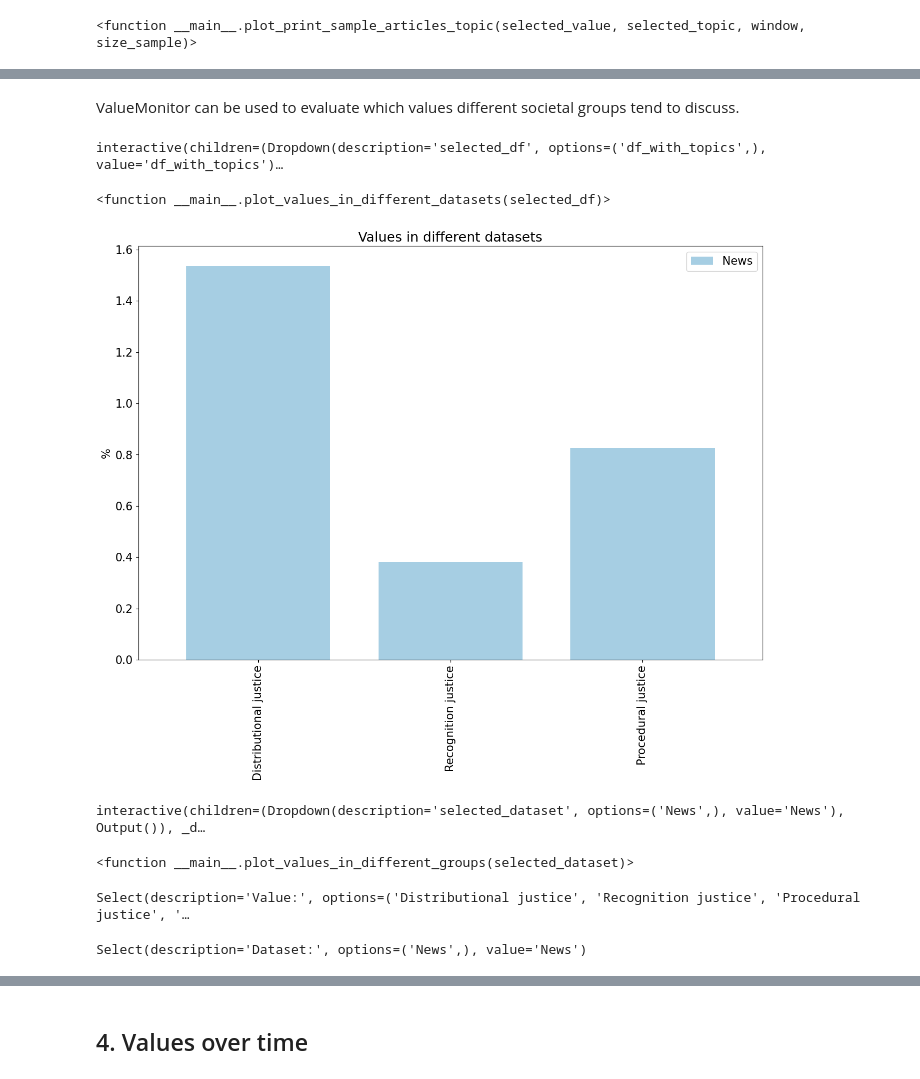
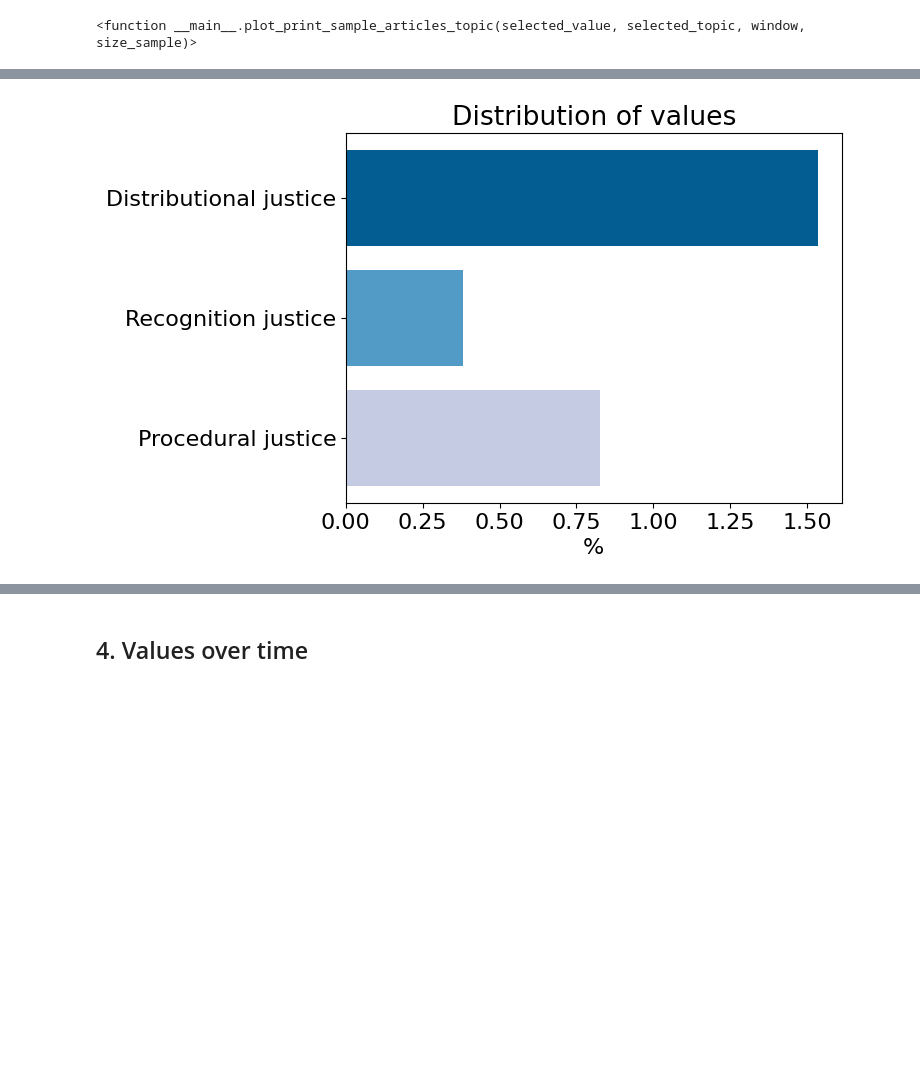
Before and after one commit to tristandewildt/ValueMonitor, a Jupyter notebook: ValueMonitor_hydrogen_energy_justice.ipynb, the cells around one changed output, grey strips where cells are left out. Cells and saved outputs as stored; diff of their text form; code cells hidden in the pictures; blank space fills up the shorter version.

```diff
--- a/ValueMonitor_hydrogen_energy_justice.ipynb
+++ b/ValueMonitor_hydrogen_energy_justice.ipynb
@@ -178,3 +171,12 @@ df_with_topics = df_with_topics.drop(columns=list_insig_topics)
 # %%
 df_with_topics['dataset']= "News"
 dict_df_with_topics = {"df_with_topics": df_with_topics}
+# %%
+#dict injustices
+
+dict_injustices = {'Distributional justice': 0, 'Recognition justice': 1, 'Procedural justice': 2}
+dict_subjects_injustices = {'Consumers': 3, 'Taxpayers': 4, 'Workers': 5, 'Disadvantaged populations': 6, 'Residents': 7, 'Future generations': 8, 'Countries': 9,
+                            'Stakeholders': 11, 'Elderly': 12, 'Local communities': 13, 'Citizens': 14}
+color_dict = {'Distributional justice': '#045d92', 'Recognition justice': '#519bc6', 'Procedural justice': '#c4cbe3', 'Consumers': '#dbdb8d', 'Taxpayers': '#ff7f0e', 'Workers': '#2ca02c',
+              'Disadvantaged populations': '#d62728', 'Residents': '#9467bd', 'Future generations': '#8c564b', 'Countries': '#e377c2', 'Stakeholders': '#7f7f7f',
+              'Elderly': '#bcbd22', 'Local communities': '#17becf', 'Citizens': '#ff9896'}
@@ -321,2 +355,0 @@ interactive(children=(Dropdown(description='selected_value', options=('Distribut
-# %% [markdown]
-ValueMonitor can be used to evaluate which values different societal groups tend to discuss.
@@ -373,28 +356,22 @@ def values_in_different_datasets_copy(df_with_topics, dict_anchor_words):
-# %%
-def plot_values_in_different_datasets(selected_df):
-  df_to_evaluate = dict_df_with_topics[selected_df]
-  print("df used: "+str(selected_df))
-  values_in_different_datasets_copy(df_to_evaluate, dict_anchor_words)
-
-interact(plot_values_in_different_datasets, selected_df = [*dict_df_with_topics])
-# %% [output]
-interactive(children=(Dropdown(description='selected_df', options=('df_with_topics',), value='df_with_topics')…
-<function __main__.plot_values_in_different_datasets(selected_df)>
-[figure, removed]
-# %%
-def plot_values_in_different_groups(selected_dataset):
-    values_in_different_groups(df_with_topics, dict_anchor_words, selected_dataset)
-    plt.show()
-
-interact(plot_values_in_different_groups, selected_dataset = df_with_topics.groupby(['dataset']).size().index.tolist())
-# %% [output]
-interactive(children=(Dropdown(description='selected_dataset', options=('News',), value='News'), Output()), _d…
-<function __main__.plot_values_in_different_groups(selected_dataset)>
-# %%
-value_selection = widgets.Select(options=[*dict_anchor_words, "Entire dataset"], description='Value:', disabled=False)
-display(value_selection)
-dataset_selection = widgets.Select(options=df_with_topics.groupby(['dataset']).size().index.tolist(), description='Dataset:', disabled=False)
-display(dataset_selection)
-# %% [output]
-Select(description='Value:', options=('Distributional justice', 'Recognition justice', 'Procedural justice', '…
-Select(description='Dataset:', options=('News',), value='News')
+# %%
+df_with_topics_values = df_with_topics[df_with_topics.columns.intersection(list(dict_injustices.values()))]
+list_topic_names = list(dict_injustices.keys())
+df_sum_dataset_short = df_with_topics_values.sum(numeric_only=True)
+series_perc_dataset_short = df_sum_dataset_short.apply(lambda x: x / len(df_with_topics) * 100)
+
+counter = 0
+for value, keywords in dict_anchor_words.items():
+    series_perc_dataset_short = series_perc_dataset_short.rename({counter: value})
+    counter = counter + 1
+
+dict_perc_dataset_short = series_perc_dataset_short.to_dict()
+
+plt.rcParams.update({'font.size': 16})
+plt.barh(range(len(dict_perc_dataset_short)), dict_perc_dataset_short.values(), color=[color_dict[key] for key in dict_perc_dataset_short])
+plt.yticks(range(len(dict_perc_dataset_short)), list(dict_perc_dataset_short.keys()))
+
+plt.xlabel("%")
+plt.title("Distribution of values")
+plt.gca().invert_yaxis()
+# %% [output]
+[figure, added]
```
Also changed, not shown: parts of 41 cells of this notebook.
